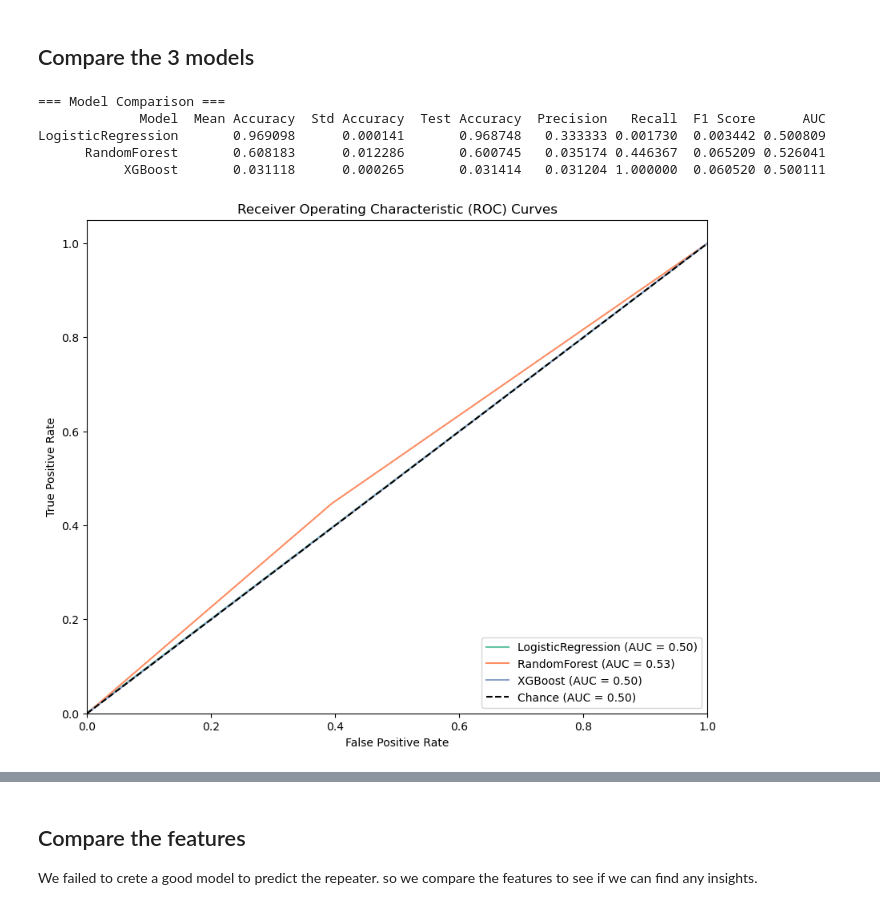
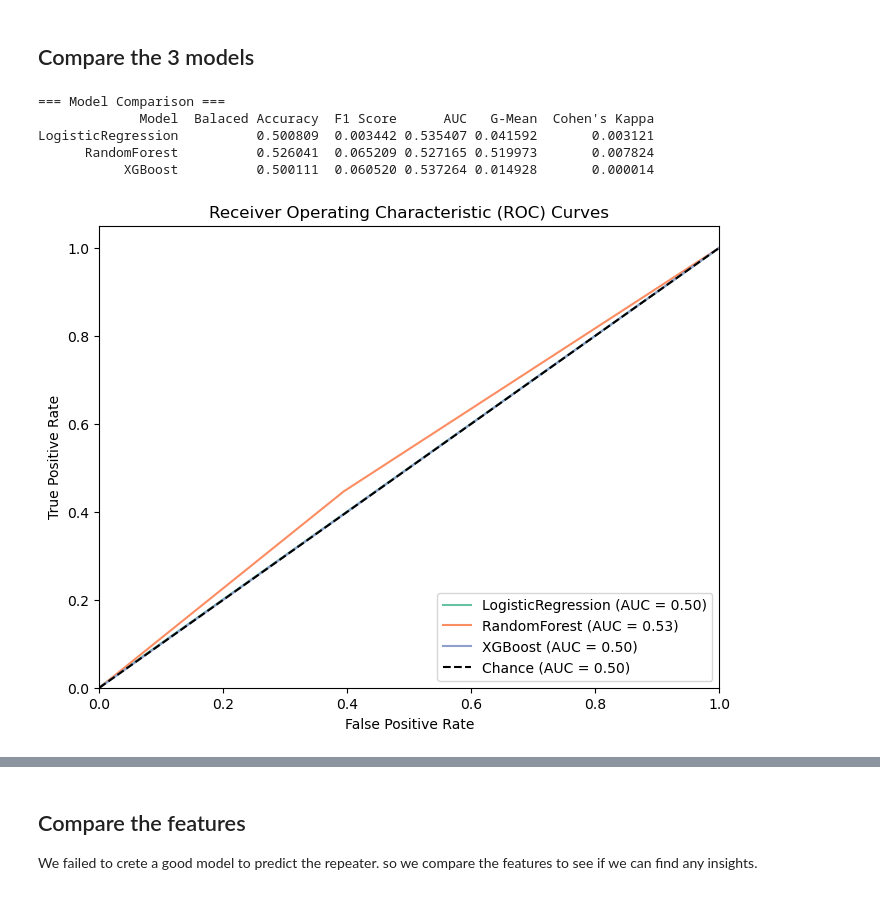
Before and after one commit to Yuki-bach/marketing, a Jupyter notebook: notebooks/classify_repeaters.ipynb, the cells around one changed output, grey strips where cells are left out. Drawn from its saved outputs; the diff is of its cells as text; code cells hidden in the pictures.

Commit message:
change: evaluation metrics

```diff
--- a/notebooks/classify_repeaters.ipynb
+++ b/notebooks/classify_repeaters.ipynb
@@ -109,6 +109,8 @@ from sklearn.preprocessing import StandardScaler
 from sklearn.impute import SimpleImputer
 from sklearn.compose import ColumnTransformer
 from imblearn.under_sampling import RandomUnderSampler
+from sklearn.metrics import balanced_accuracy_score, f1_score, roc_auc_score, cohen_kappa_score
+from imblearn.metrics import geometric_mean_score
 
 def train_model_and_get_result(X, y, model, name, is_lf):
     # Splitting the dataset into the Training set and Test set
@@ -143,14 +145,17 @@ def train_model_and_get_result(X, y, model, name, is_lf):
 
     ## Predict on the test data
     y_pred = pipeline.predict(X_test)
-    test_accuracy = accuracy_score(y_test, y_pred)
+    y_proba = pipeline.predict_proba(X_test)[:, 1]
+    balanced_acc = balanced_accuracy_score(y_test, y_pred)
     fpr_lr, tpr_lr, _ = roc_curve(y_test, y_pred)
 
     ## Additional metrics
     precision = precision_score(y_test, y_pred, average='binary')
     recall = recall_score(y_test, y_pred, average='binary')
     f1 = f1_score(y_test, y_pred, average='binary')
-    auc = roc_auc_score(y_test, y_pred)  # Assumes y_pred to be probability estimates of the positive class
+    auc = roc_auc_score(y_test, y_proba)
+    gmean = geometric_mean_score(y_test, y_pred)
+    kappa = cohen_kappa_score(y_test, y_pred)
 
     ## Get the Importance of the Features
     feature_names = X.columns
@@ -160,11 +165,13 @@ def train_model_and_get_result(X, y, model, name, is_lf):
         'name': name,
         'mean_accuracy': accuracies.mean(),
         'std_accuracy': accuracies.std(),
-        'test_accuracy': test_accuracy,
+        'balanced_acc': balanced_acc,
         'precision': precision,
         'recall': recall,
         'f1_score': f1,
         'auc': auc,
+        'gmean': gmean,
+        'kappa': kappa,
         'accuracies': accuracies,
         'roc_curve': {'fpr': fpr_lr.tolist(), 'tpr': tpr_lr.tolist()},
         'feature_importance': {'features': feature_names.tolist(), 'importances': importances.tolist()}
@@ -176,11 +183,13 @@ def print_result(result):
     print("=== Result Summary ===")
     print(f"Mean Accuracy: {result['mean_accuracy']:.4f}")
     print(f"Std Accuracy: {result['std_accuracy']:.4f}")
-    print(f"Test Accuracy: {result['test_accuracy']:.4f}")
+    print(f"Balanced Accuracy: {result['balanced_acc']:.4f}")
     print(f"Precision: {result['precision']:.4f}")
     print(f"Recall: {result['recall']:.4f}")
     print(f"F1 Score: {result['f1_score']:.4f}")
     print(f"AUC: {result['auc']:.4f}")
+    print(f"G-Mean: {result['gmean']:.4f}")
+    print(f"Cohen's Kappa: {result['kappa']:.4f}")
 
     print("\nDetailed Accuracies per Fold:")
     for idx, acc in enumerate(result['accuracies'], start=1):
@@ -334,13 +343,15 @@ results = [result_lr, result_rf, result_xgb]
 def compare_results(results):
     comparison_df = pd.DataFrame({
         'Model': [result['name'] for result in results],
-        'Mean Accuracy': [result['mean_accuracy'] for result in results],
-        'Std Accuracy': [result['std_accuracy'] for result in results],
-        'Test Accuracy': [result['test_accuracy'] for result in results],
-        'Precision': [result['precision'] for result in results],
-        'Recall': [result['recall'] for result in results],
+        # 'Mean Accuracy': [result['mean_accuracy'] for result in results],
+        # 'Std Accuracy': [result['std_accuracy'] for result in results],
+        'Balaced Accuracy': [result['balanced_acc'] for result in results],
+        # 'Precision': [result['precision'] for result in results],
+        # 'Recall': [result['recall'] for result in results],
         'F1 Score': [result['f1_score'] for result in results],
-        'AUC': [result['auc'] for result in results]
+        'AUC': [result['auc'] for result in results],
+        'G-Mean': [result['gmean'] for result in results],
+        "Cohen's Kappa": [result['kappa'] for result in results]
     })
 
     print("=== Model Comparison ===")
@@ -349,36 +360,36 @@ def compare_results(results):
 compare_results(results)
 # %% [output]
 === Model Comparison ===
-             Model  Mean Accuracy  Std Accuracy  Test Accuracy  Precision   Recall  F1 Score      AUC
-LogisticRegression       0.969098      0.000141       0.968748   0.333333 0.001730  0.003442 0.500809
-      RandomForest       0.608183      0.012286       0.600745   0.035174 0.446367  0.065209 0.526041
-           XGBoost       0.031118      0.000265       0.031414   0.031204 1.000000  0.060520 0.500111
+             Model  Balaced Accuracy  F1 Score      AUC   G-Mean  Cohen's Kappa
+LogisticRegression          0.500809  0.003442 0.535407 0.041592       0.003121
+      RandomForest          0.526041  0.065209 0.527165 0.519973       0.007824
+           XGBoost          0.500111  0.060520 0.537264 0.014928       0.000014
 # %%
 def plot_roc_curves(results):
-    plt.figure(figsize=(10, 8))
+    plt.figure(figsize=(8, 6))
 
     for result in results:
         name = result['name']
         fpr = result['roc_curve']['fpr']
         tpr = result['roc_curve']['tpr']
         roc_auc = auc(fpr, tpr)
         plt.plot(fpr, tpr, label=f'{name} (AUC = {roc_auc:.2f})')
 
     plt.plot([0, 1], [0, 1], 'k--', label='Chance (AUC = 0.50)')
     plt.xlim([0.0, 1.0])
     plt.ylim([0.0, 1.05])
     plt.xlabel('False Positive Rate')
     plt.ylabel('True Positive Rate')
     plt.title('Receiver Operating Characteristic (ROC) Curves')
     plt.legend(loc="lower right")
     plt.show()
 
 plot_roc_curves(results)
 
 #AUC is too low because the sample data is imbalanced. so it's ok.
 #We can use other metrics like precision, recall, f1 score to evaluate the model.
 # %% [output]
-[figure, old version]
+[figure, new version]
 # %%
 def plot_mean_accuracy(results):
     names = [result['name'] for result in results]
```
Also changed, not shown: parts of 4 cells of this notebook.
